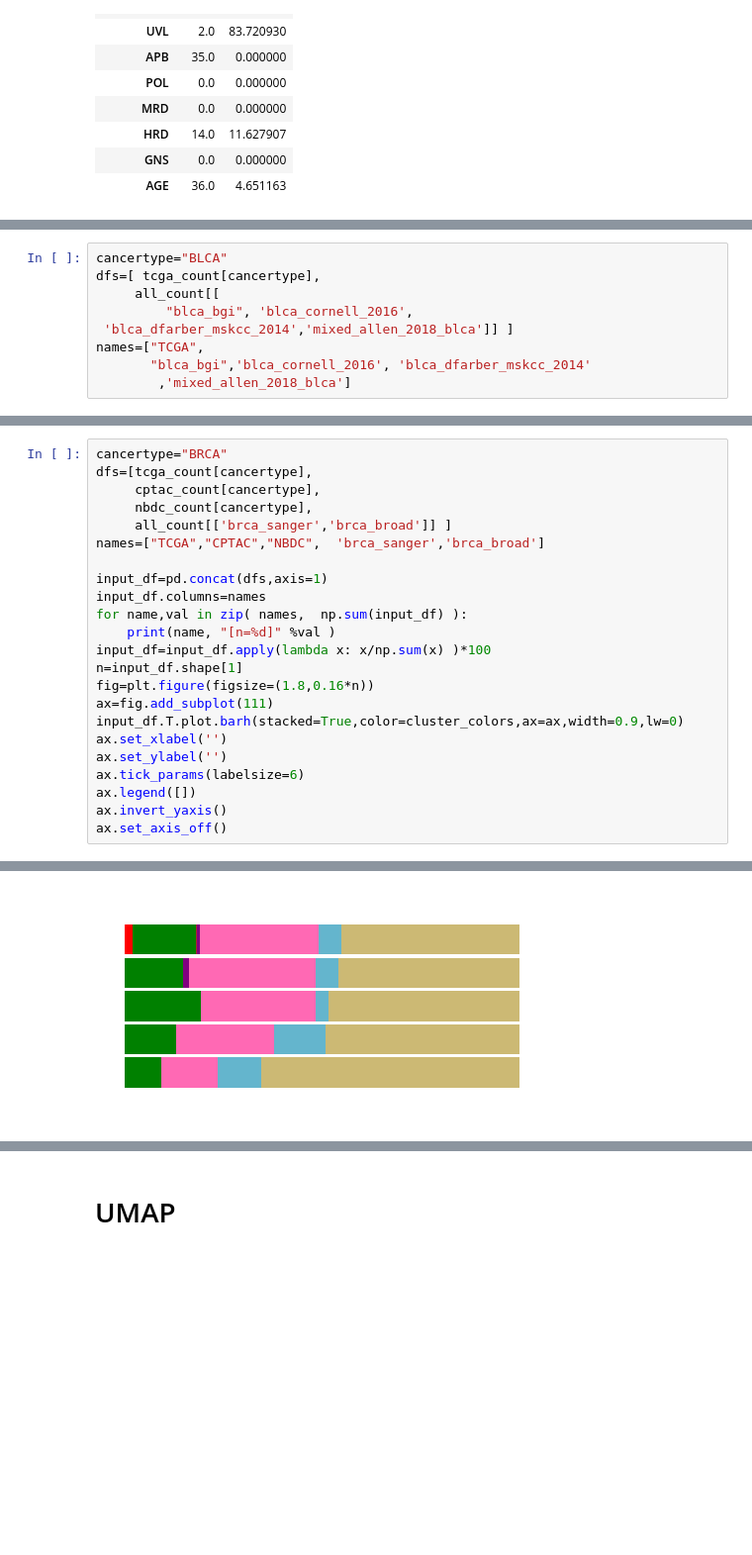
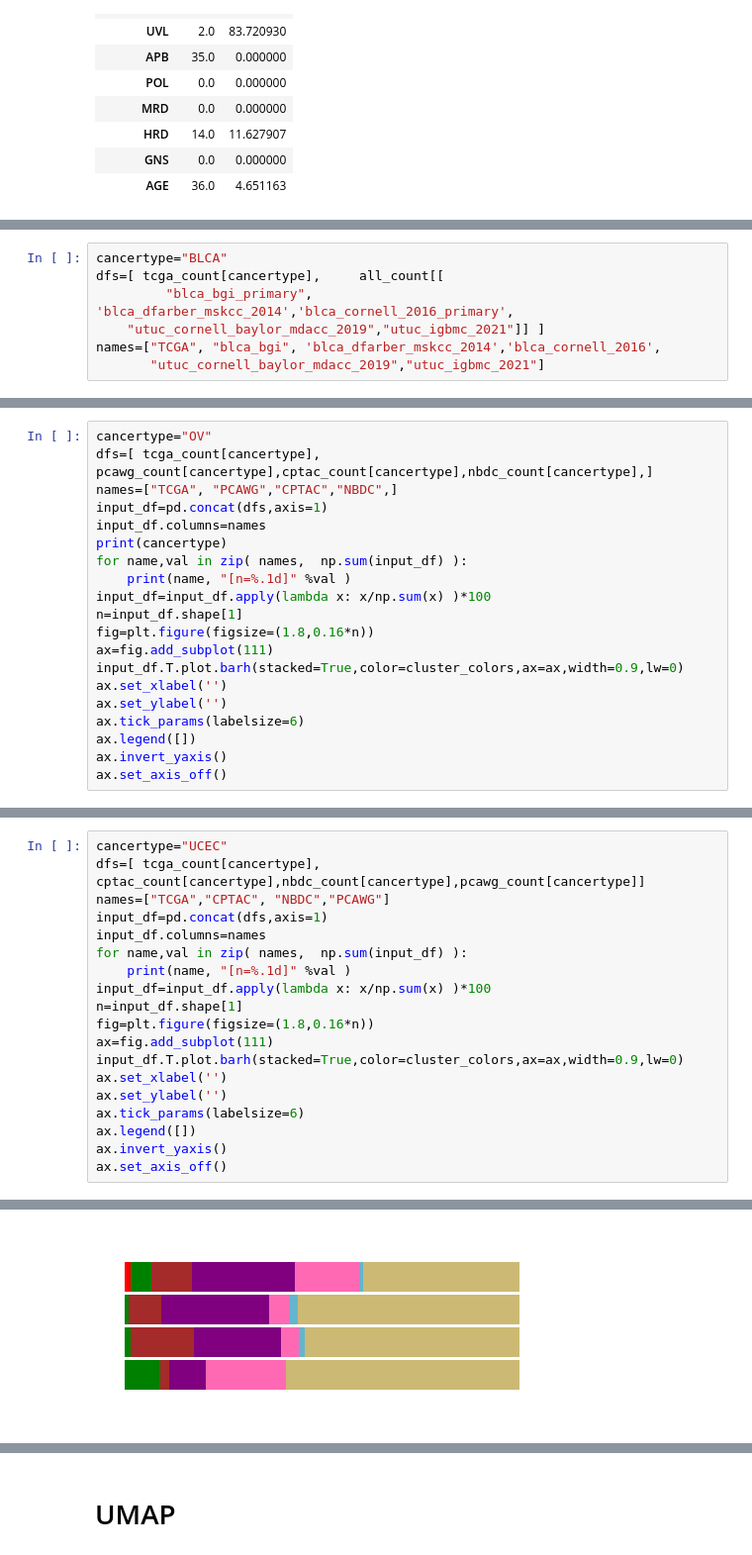
Before and after one commit to shirotak/pancancer_MutSig_ICI, a Jupyter notebook: codes/Script5_Figure2.ipynb, the cells around one changed output, grey strips where cells are left out. Shown at 99% size. Drawn from its saved outputs; the diff is of its cells as text; blank space fills up the shorter version.

```diff
--- a/codes/Script5_Figure2.ipynb
+++ b/codes/Script5_Figure2.ipynb
@@ -409,12 +528,10 @@ mel_ucla_2016 [n=37]
 # %%
 cancertype="BLCA"
-dfs=[ tcga_count[cancertype],
-     all_count[[
-         "blca_bgi", 'blca_cornell_2016',
- 'blca_dfarber_mskcc_2014','mixed_allen_2018_blca']] ]
-names=["TCGA",
-       "blca_bgi",'blca_cornell_2016', 'blca_dfarber_mskcc_2014'
-        ,'mixed_allen_2018_blca']
+dfs=[ tcga_count[cancertype],     all_count[[
+         "blca_bgi_primary", 'blca_dfarber_mskcc_2014','blca_cornell_2016_primary',
+    "utuc_cornell_baylor_mdacc_2019","utuc_igbmc_2021"]] ]
+names=["TCGA", "blca_bgi", 'blca_dfarber_mskcc_2014','blca_cornell_2016',
+       "utuc_cornell_baylor_mdacc_2019","utuc_igbmc_2021"]
 # %%
 input_df=pd.concat(dfs,axis=1)
 input_df.columns=names
@@ -440,0 +678,20 @@ mixed_allen_2018_blca [n=25]
+# %%
+cancertype="OV"
+dfs=[ tcga_count[cancertype], pcawg_count[cancertype],cptac_count[cancertype],nbdc_count[cancertype],]
+names=["TCGA", "PCAWG","CPTAC","NBDC",]
+input_df=pd.concat(dfs,axis=1)
+input_df.columns=names
+print(cancertype)
+for name,val in zip( names,  np.sum(input_df) ):
+    print(name, "[n=%.1d]" %val )
+input_df=input_df.apply(lambda x: x/np.sum(x) )*100
+n=input_df.shape[1]
+fig=plt.figure(figsize=(1.8,0.16*n))
+ax=fig.add_subplot(111)
+input_df.T.plot.barh(stacked=True,color=cluster_colors,ax=ax,width=0.9,lw=0)
+ax.set_xlabel('')
+ax.set_ylabel('')
+ax.tick_params(labelsize=6)
+ax.legend([])
+ax.invert_yaxis()
+ax.set_axis_off()
@@ -441,15 +705,11 @@ mixed_allen_2018_blca [n=25]
 # %%
-cancertype="BRCA"
-dfs=[tcga_count[cancertype],
-     cptac_count[cancertype],
-     nbdc_count[cancertype],
-     all_count[['brca_sanger','brca_broad']] ]
-names=["TCGA","CPTAC","NBDC",  'brca_sanger','brca_broad']
-
+cancertype="UCEC"
+dfs=[ tcga_count[cancertype], cptac_count[cancertype],nbdc_count[cancertype],pcawg_count[cancertype]]
+names=["TCGA","CPTAC", "NBDC","PCAWG"]
 input_df=pd.concat(dfs,axis=1)
 input_df.columns=names
 for name,val in zip( names,  np.sum(input_df) ):
-    print(name, "[n=%d]" %val )
+    print(name, "[n=%.1d]" %val )
 input_df=input_df.apply(lambda x: x/np.sum(x) )*100
 n=input_df.shape[1]
 fig=plt.figure(figsize=(1.8,0.16*n))
@@ -470,2 +729,2 @@ brca_broad [n=98]
-[figure, old version]
+[figure, new version]
 # %%
```
Also changed, not shown: parts of 103 cells of this notebook, 28 other files.
